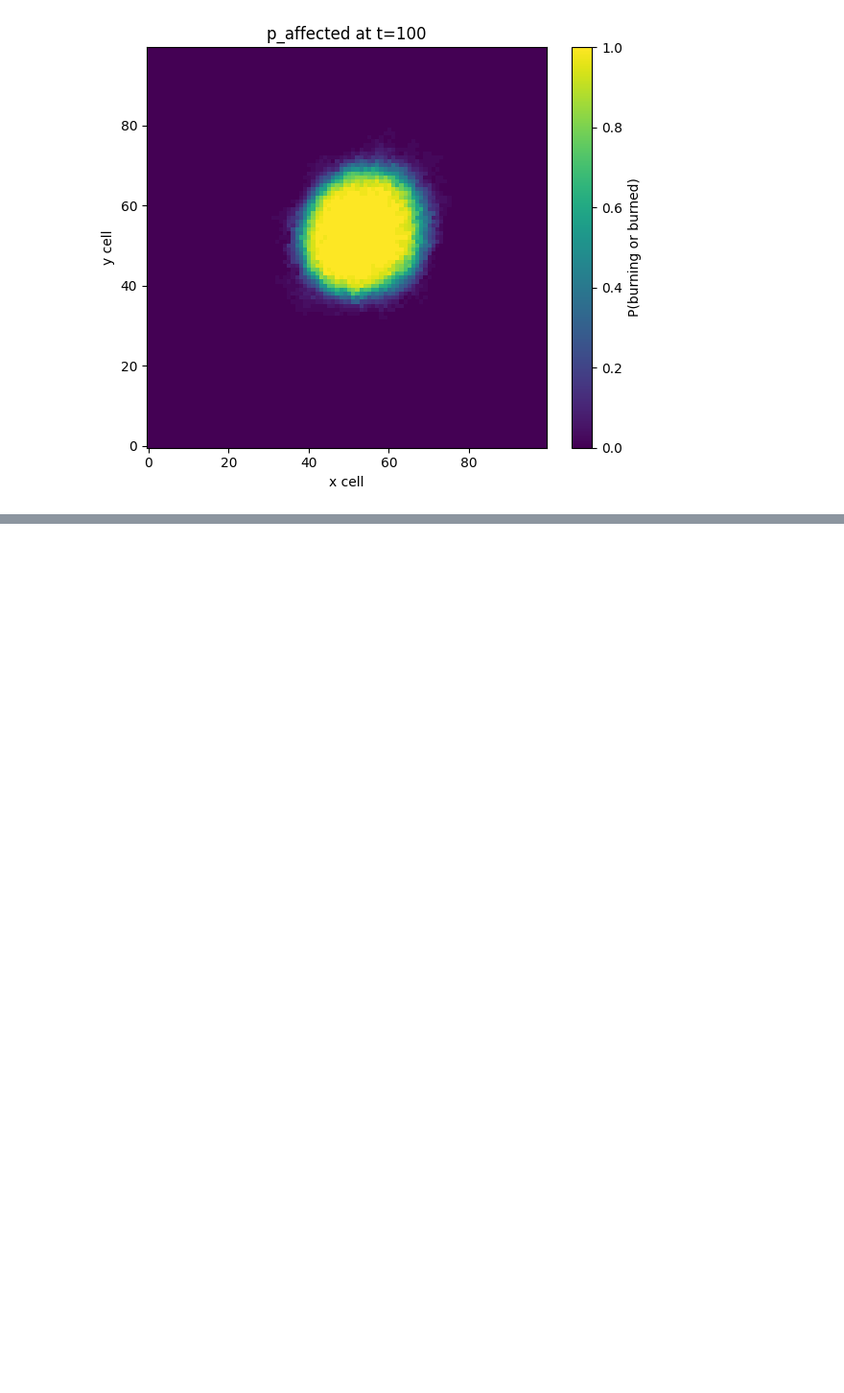
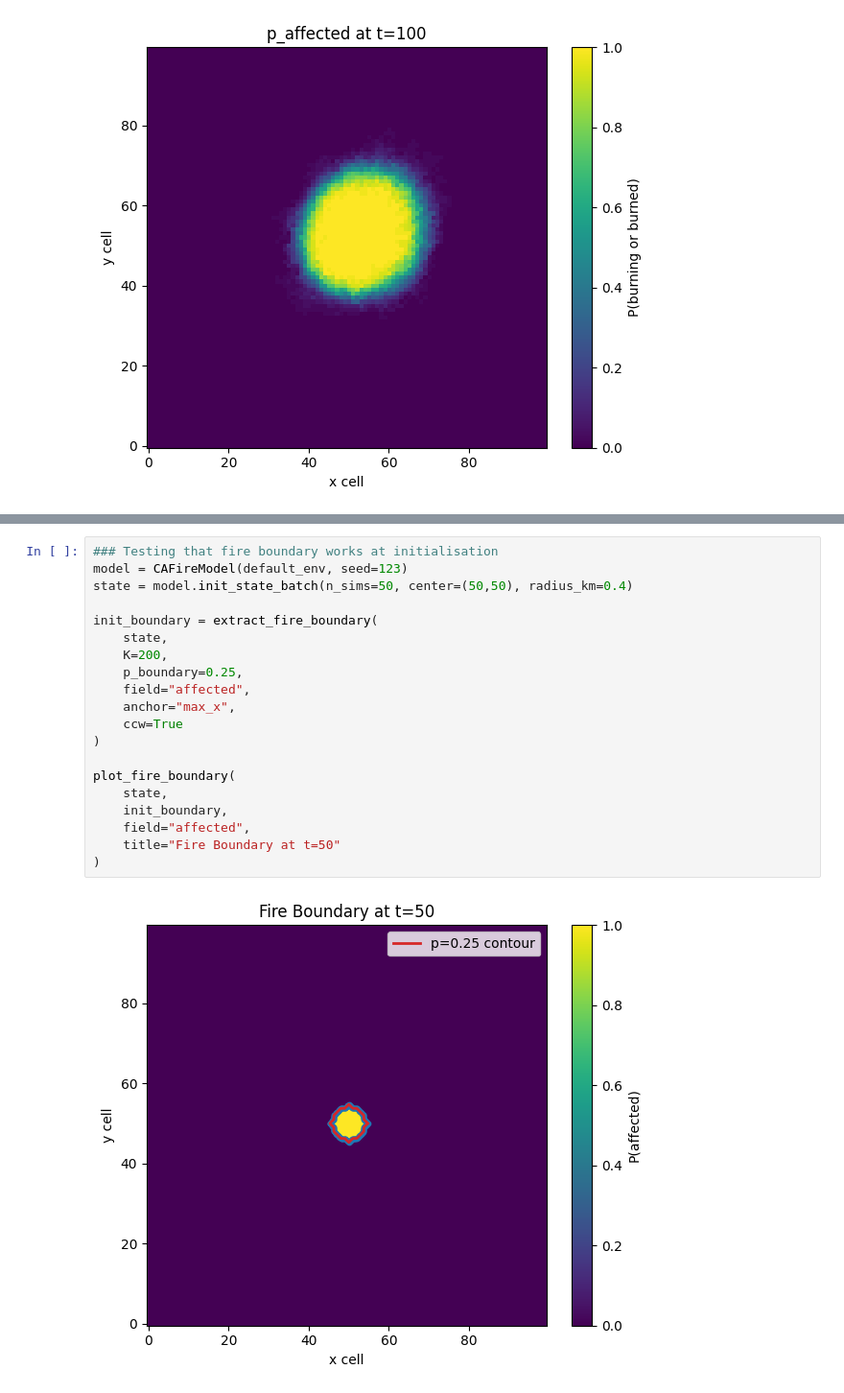
Before and after one commit to joshgreenwa/PyroFinsler, a Jupyter notebook: Updated L48 Fire Model.ipynb, the cells around one changed output, grey strips where cells are left out. Shown at 96% size. Saved outputs shown, nothing was run; the diff lists cells and outputs as text; blank space fills up the shorter version.

```diff
--- a/Updated L48 Fire Model.ipynb
+++ b/Updated L48 Fire Model.ipynb
@@ -743,0 +1138,22 @@ model.plot_firestate(reupdated_fire_snapshot, kind="p_affected", title="Aggregat
+# %%
+### Testing that fire boundary works at initialisation
+model = CAFireModel(default_env, seed=123)
+state = model.init_state_batch(n_sims=50, center=(50,50), radius_km=0.4)
+
+init_boundary = extract_fire_boundary(
+    state,
+    K=200,
+    p_boundary=0.25,
+    field="affected",
+    anchor="max_x",
+    ccw=True
+)
+
+plot_fire_boundary(
+    state,
+    init_boundary,
+    field="affected",
+    title="Fire Boundary at t=50"
+)
+# %% [output]
+[figure, added]
```
Also changed, not shown: parts of 14 cells of this notebook.
